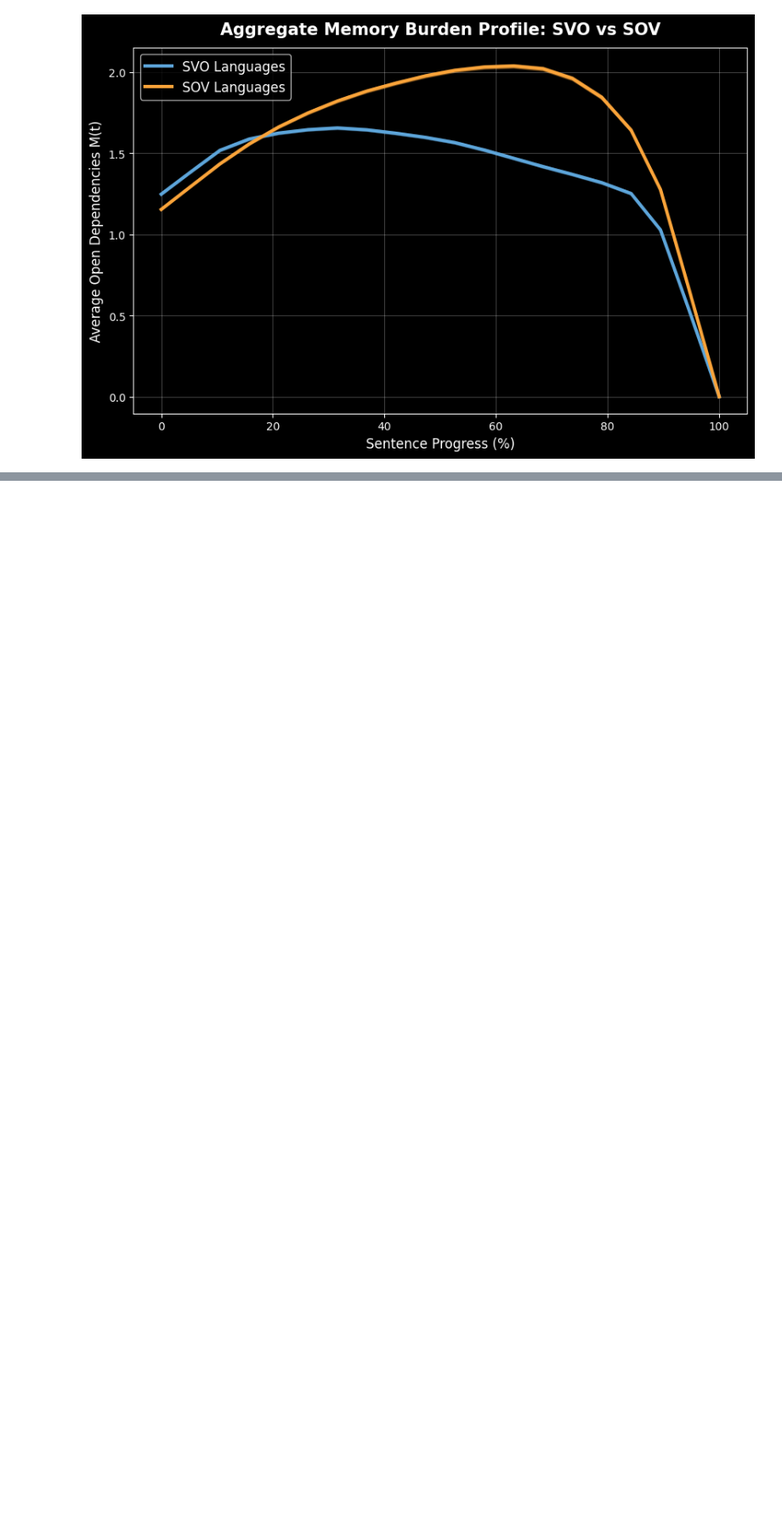
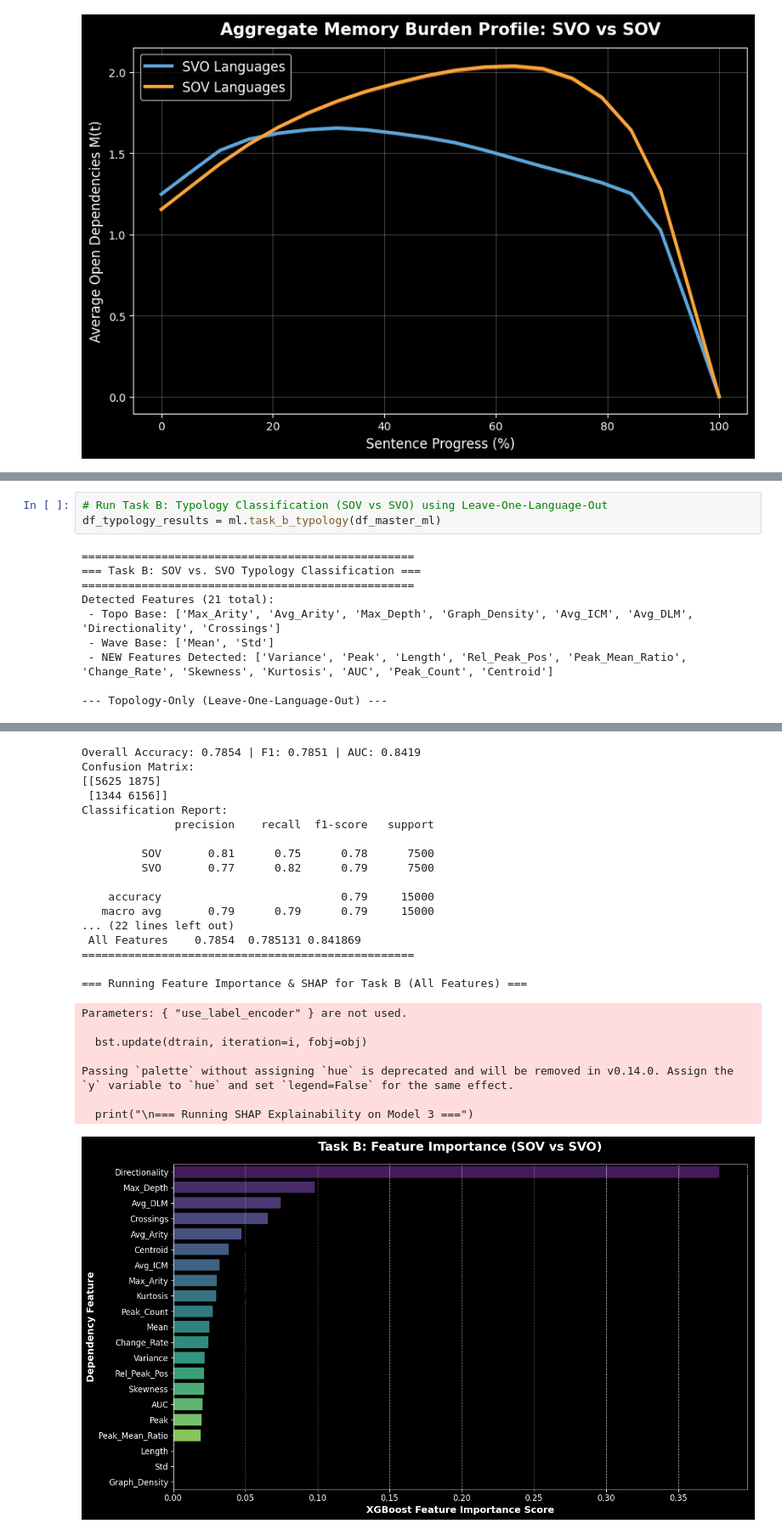
Before and after one commit to Tr-affable/CGS_Project, a Jupyter notebook: CGS410_Project.ipynb, the cells around one changed output, grey strips where cells are left out. Shown at 85% size. Drawn from its saved outputs; the diff is of its cells as text; blank space fills up the shorter version.

Commit message:
Model Training Done

```diff
--- a/CGS410_Project.ipynb
+++ b/CGS410_Project.ipynb
@@ -659,0 +745,13 @@ Consolidated ML Dataset Sample:
+# %%
+# Run Task B: Typology Classification (SOV vs SVO) using Leave-One-Language-Out
+df_typology_results = ml.task_b_typology(df_master_ml)
+# %% [output]
+==================================================
+=== Task B: SOV vs. SVO Typology Classification ===
+==================================================
+Detected Features (21 total):
+ - Topo Base: ['Max_Arity', 'Avg_Arity', 'Max_Depth', 'Graph_Density', 'Avg_ICM', 'Avg_DLM', 'Directionality', 'Crossings']
+ - Wave Base: ['Mean', 'Std']
+ - NEW Features Detected: ['Variance', 'Peak', 'Length', 'Rel_Peak_Pos', 'Peak_Mean_Ratio', 'Change_Rate', 'Skewness', 'Kurtosis', 'AUC', 'Peak_Count', 'Centroid']
+
+--- Topology-Only (Leave-One-Language-Out) ---
@@ -659,0 +843,25 @@ Consolidated ML Dataset Sample:
+Overall Accuracy: 0.7854 | F1: 0.7851 | AUC: 0.8419
+Confusion Matrix:
+[[5625 1875]
+ [1344 6156]]
+Classification Report:
+              precision    recall  f1-score   support
+
+         SOV       0.81      0.75      0.78      7500
+         SVO       0.77      0.82      0.79      7500
+
+    accuracy                           0.79     15000
+   macro avg       0.79      0.79      0.79     15000
+... (22 lines left out)
+ All Features    0.7854  0.785131 0.841869
+==================================================
+
+=== Running Feature Importance & SHAP for Task B (All Features) ===
+Parameters: { "use_label_encoder" } are not used.
+
+  bst.update(dtrain, iteration=i, fobj=obj)
+
+Passing `palette` without assigning `hue` is deprecated and will be removed in v0.14.0. Assign the `y` variable to `hue` and set `legend=False` for the same effect.
+
+  print("\n=== Running SHAP Explainability on Model 3 ===")
+[figure, added]
```
Also changed, not shown: parts of 8 cells of this notebook, 3 other files.
